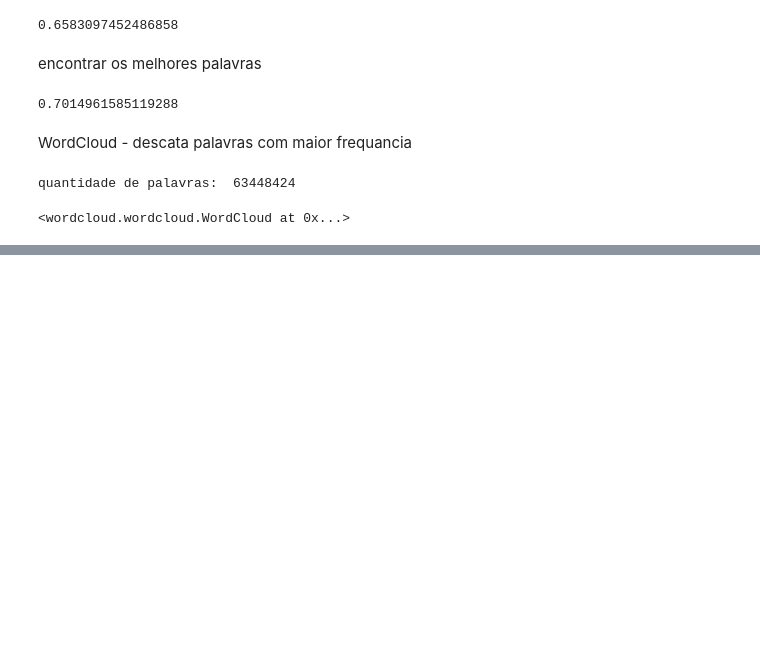
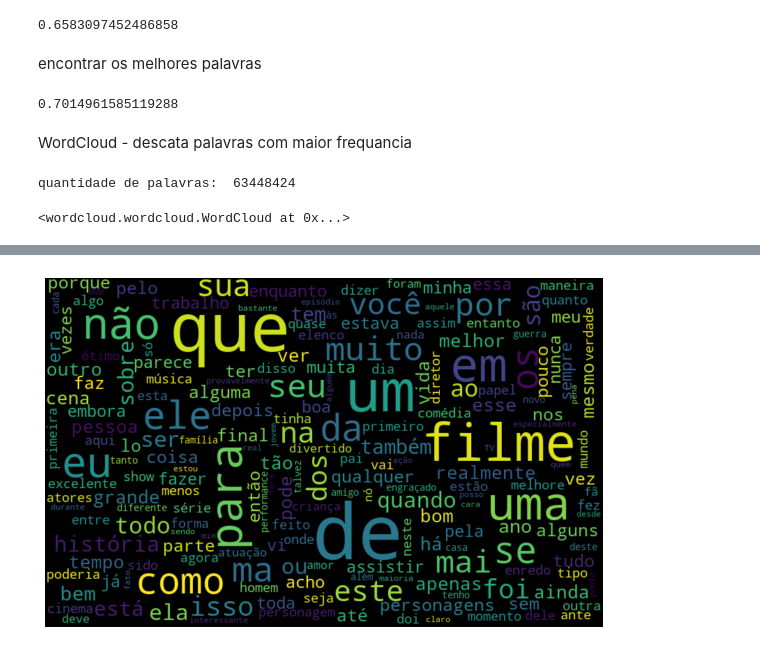
Before and after one commit to EduardoMoraesRitter/Introducao-NLP-classificacao, a Jupyter notebook: classificar_textos.ipynb, the cells around one changed output, grey strips where cells are left out. Saved outputs shown, nothing was run; the diff lists cells and outputs as text; code cells hidden in the pictures; blank space fills up the shorter version.

```diff
--- a/classificar_textos.ipynb
+++ b/classificar_textos.ipynb
@@ -210,0 +223,19 @@ plt.show()
+# %%
+#Segregando entre negativo e positivo
+def nuvem_palavras(resenha, sentimento, coluna):
+  resenha_sentimento = resenha.query("sentiment ==  '%s'" %sentimento )
+  todas_palavras = ' '.join([texto for texto in resenha_sentimento[coluna]])
+  nuvem_palavra = WordCloud(width=800,
+                            height=500,
+                            max_font_size=110,
+                            collocations = False
+                            ).generate(todas_palavras)
+
+  plt.figure(figsize=(10,7))
+  plt.imshow(nuvem_palavra, interpolation='bilinear')
+  plt.axis('off')
+  plt.show()
+# %%
+nuvem_palavras(resenha, "pos", "text_pt")
+# %% [output]
+[figure, added]
```
Also changed, not shown: parts of 40 cells of this notebook.
